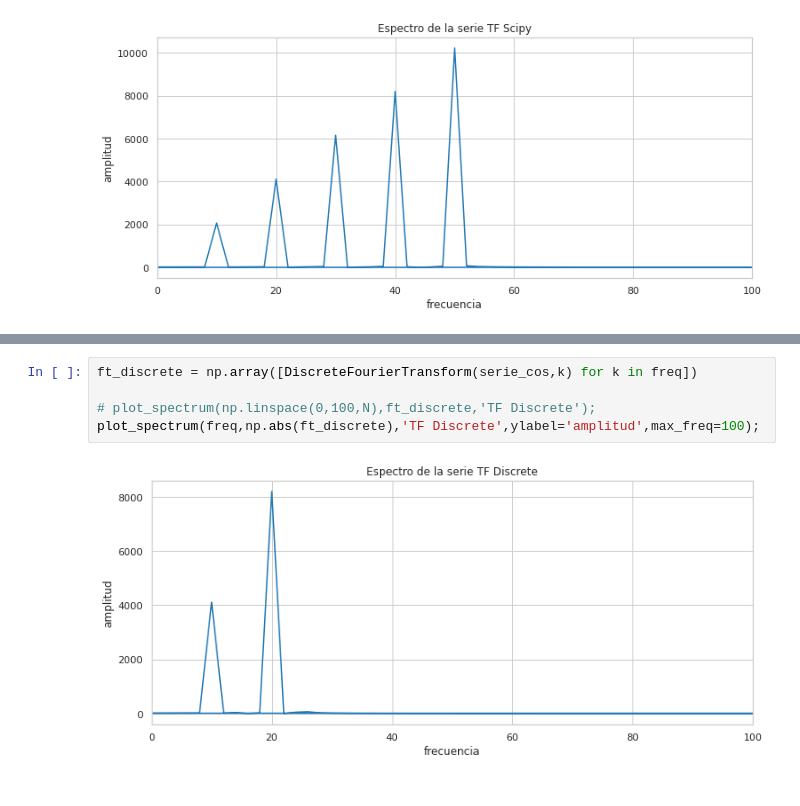
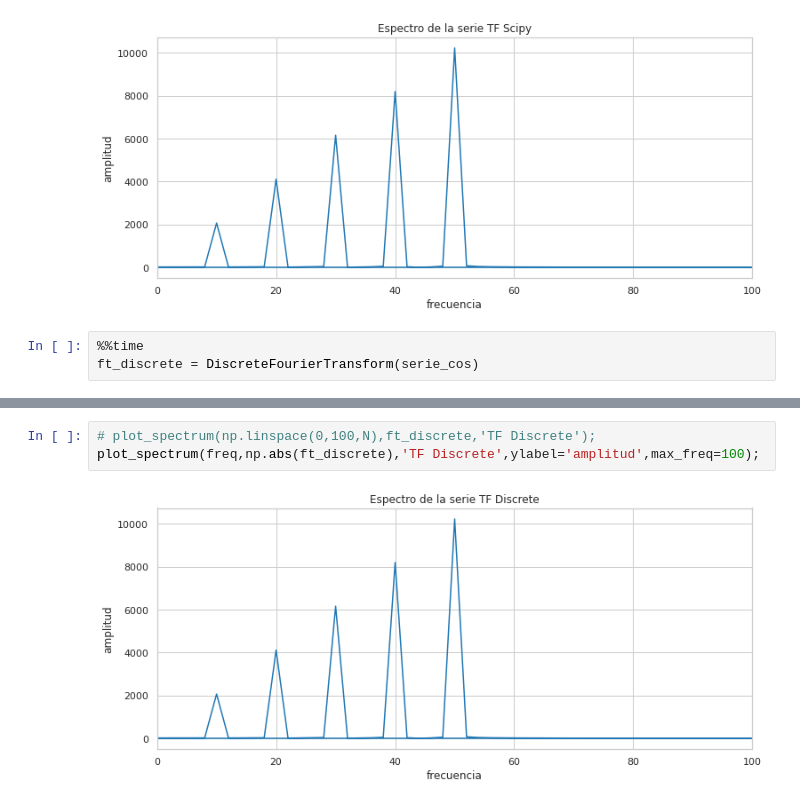
Before and after one commit to camilocarvajalreyes/tareas-MDS7204, a Jupyter notebook: unidad_1/tarea_2/fft.ipynb, the cells around one changed output, grey strips where cells are left out. Saved outputs shown, nothing was run; the diff lists cells and outputs as text.

```diff
--- a/unidad_1/tarea_2/fft.ipynb
+++ b/unidad_1/tarea_2/fft.ipynb
@@ -25,3 +25,6 @@ freq = fftfreq(N, t_max/N)
 plot_spectrum(freq,np.abs(ft_scipy),'TF Scipy',ylabel='amplitud',max_freq=100)
 # %% [output]
 [figure]
+# %%
+%%time
+ft_discrete = DiscreteFourierTransform(serie_cos)
@@ -28,10 +34,8 @@ plot_spectrum(freq,np.abs(ft_scipy),'TF Scipy',ylabel='amplitud',max_freq=100)
 # %%
-ft_discrete = np.array([DiscreteFourierTransform(serie_cos,k) for k in freq])
-
 # plot_spectrum(np.linspace(0,100,N),ft_discrete,'TF Discrete');
 plot_spectrum(freq,np.abs(ft_discrete),'TF Discrete',ylabel='amplitud',max_freq=100);
 # %% [output]
-[figure, old version]
+[figure, new version]
 # %%
 %%time
 ft_fast = FastFourierTransform(serie_cos);
```
Also changed, not shown: parts of 3 cells of this notebook, 1 other file.
